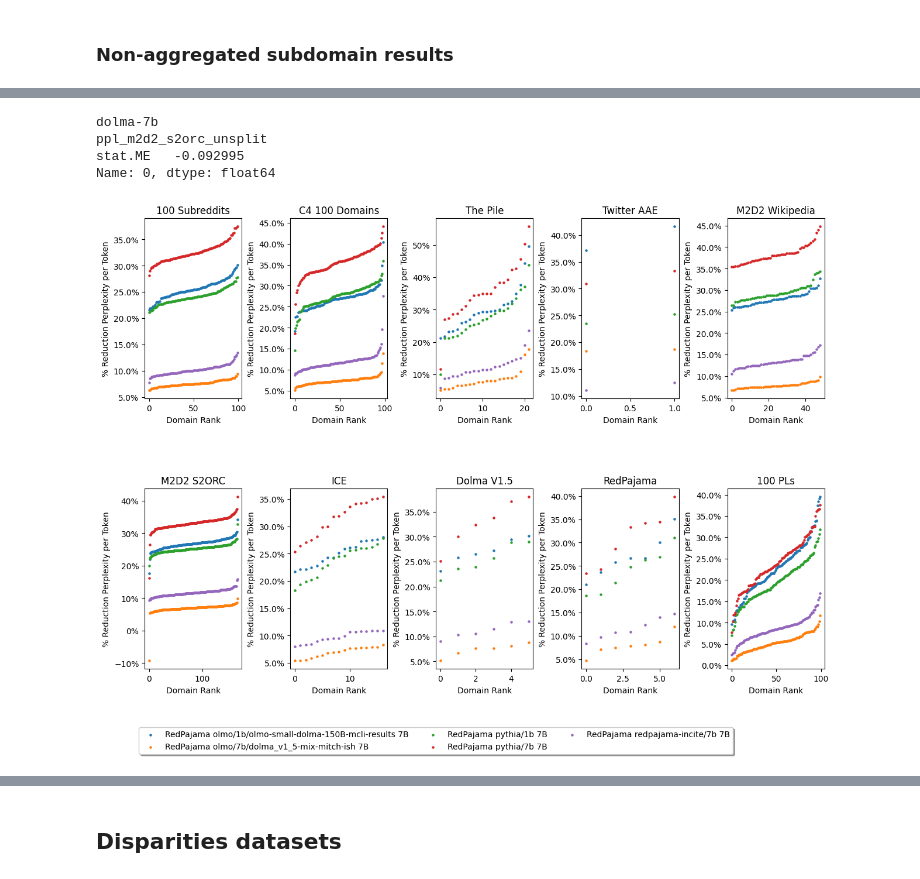
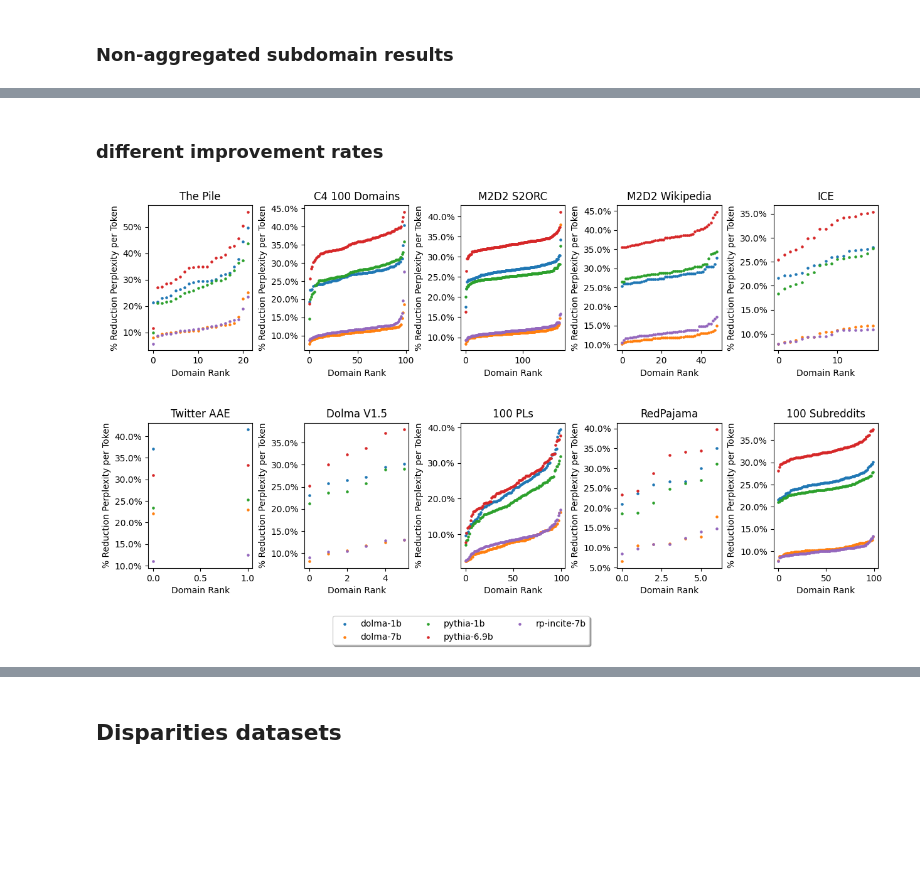
Before and after one commit to allenai/OLMo-Eval, a Jupyter notebook: notebooks/perplexity_suite_paper_visualizations.ipynb.ipynb, the cells around one changed output, grey strips where cells are left out. Saved outputs shown, nothing was run; the diff lists cells and outputs as text; code cells hidden in the pictures; blank space fills up the shorter version.

Commit message:
ppl reduction over model size

```diff
--- a/notebooks/perplexity_suite_paper_visualizations.ipynb.ipynb
+++ b/notebooks/perplexity_suite_paper_visualizations.ipynb.ipynb
@@ -16,11 +16,11 @@ metric_name = 'ppl_token'
 
 model_name_to_path = {
     'dolma-1b': 'olmo/1b/olmo-small-dolma-150B-mcli-results',
-    'dolma-7b': 'olmo/7b/dolma_v1_5-mix-mitch-ish',
+    'dolma-7b': 'olmo/7b/v1_5-mix-mitch-ish-1_5T_tokens',
     'pythia-1b': 'pythia/1b',
     'pythia-6.9b': 'pythia/7b',
     'rp-incite-7b': 'redpajama-incite/7b',
-    # 'pile-1b': 'olmo/1b/olmo-small-pile-150B-mcli-results',
+    # 'pile-1b': 'olmo/1b/olmo-small-pile-150B-mcli-hf-tokenizer-results-new-workspaces-reunsharded-local-beaker',
 }
 
 name_to_display = {
@@ -220,13 +220,10 @@ def standardize_model_metadata(row):
         row['training_steps'] = int(original_model_name.split('/')[-1].split('-')[0].replace('step', ''))
         row['tokens_seen'] = row['training_steps'] * 4325376 # max_sequence_length: 2048 * global_train_batch_size: 2112 = 4,325,376
         row['training_dataset'] = 'Dolma V1.5'
-    elif row['model'].startswith('s3://ai2-llm/checkpoints/1b/olmo-small-pile-150B-mcli'):
+    elif row['model'].startswith('s3://ai2-llm/checkpoints/1b/olmo-small-pile-150B-mcli-hf-tokenizer'):
         if 'limit' in row:
             assert row['limit'] is None
             del row['limit']
-        if 'model_kwargs' in row:
-            assert row['model_kwargs'] == {'revision': None, 'trust_remote_code': True}
-            del row['model_kwargs']
         if 'full_model' in row:
             del row['full_model']
         if 'random_subsample_seed' in row:
@@ -248,9 +245,14 @@ def standardize_model_metadata(row):
         # row['original_model_name'] = original_model_name
         row['model'] = 'olmo'
         row['model_size'] = 1177240704 # provided by Ananya non embedding params
-        row['training_steps'] = int(original_model_name.split('/')[-1].split('-')[0].replace('step', ''))
+        row['training_steps'] = int(row['model_kwargs']['revision'].split('-')[0].replace('step', ''))
         row['tokens_seen'] = row['training_steps'] * 4325376 # max_sequence_length: 2048 * global_train_batch_size: 2112 = 4,325,376
         row['training_dataset'] = 'The Pile'
+        if 'model_kwargs' in row:
+            # assert row['model_kwargs'] == {'revision': , 'trust_remote_code': True}
+            del row['model_kwargs']
+        if 'revision' in row:
+            del row['revision']
     elif row['model'].startswith('EleutherAI/pythia-1b'):
         if 'limit' in row:
             assert row['limit'] is None
@@ -1081,7 +1081,9 @@ axs[-1][0].legend(loc='upper center', bbox_to_anchor=(3, -0.3),
+# %% [markdown]
+### different improvement rates
 # %%
 import matplotlib
 cols = 5
-fig, axs = plt.subplots(len(task_to_domains) // cols, cols, figsize=(15, 10), gridspec_kw={'hspace': 0.5, 'wspace': 0.5})
+fig, axs = plt.subplots(len(task_to_domains) // cols, cols, figsize=(15, 7.5), gridspec_kw={'hspace': 0.5, 'wspace': 0.5})
 most_improved_domains = {}
 least_improved_domains = {}
 for i, (model_name, model) in enumerate(model_name_to_path.items()):
@@ -1102,39 +1104,35 @@ for i, (model_name, model) in enumerate(model_name_to_path.items()):
         most_improved_domains[model_name][task_name] = {}
         most_improved_domains[model_name][task_name]['domain'] = most_improved.index[0]
         most_improved_domains[model_name][task_name]['reduction'] = f"{most_improved.iloc[0]:.2%}"
 
         least_improved_domains[model_name][task_name] = {}
         least_improved_domains[model_name][task_name]['domain'] = most_improved.index[-1]
         least_improved_domains[model_name][task_name]['reduction'] = f"{most_improved.iloc[-1]:.2%}"
 
         if len(negative_reduction):
             print(model_name)
             print(task_name)
             print(negative_reduction)
         ratio_by_subdomain = ratio_by_subdomain.values.flatten()
         ratio_by_subdomain.sort()
         y_axis = ratio_by_subdomain
         x_axis = np.arange(len(ratio_by_subdomain))
-        axs[j//cols][j%cols].scatter(x_axis, y_axis, label=(training_dataset+' '+model+ f" {model_size/1000000000:.0f}B"), s=5)
+        axs[j//cols][j%cols].scatter(x_axis, y_axis, label=(model_name), s=5)
         axs[j//cols][j%cols].set_xlabel("Domain Rank")
         axs[j//cols][j%cols].set_ylabel("% Reduction " +name_to_display[metric_name])
         axs[j//cols][j%cols].set_title(name_to_display[task_name])
         # y ticks as percentages
         axs[j//cols][j%cols].yaxis.set_major_formatter(matplotlib.ticker.PercentFormatter(1.0))
         # print(len(ratio_by_subdomain))
         # axs[j//cols][j%cols].set_xlim(0, len(ratio_by_subdomain))
 
 axs[-1][0].legend(loc='upper center', bbox_to_anchor=(3, -0.3),
         ncol=3, fancybox=True, shadow=True)
 
 
 fig.savefig(os.path.join(FIGURE_DIR,'domains_by_reduction.pdf'), bbox_inches='tight', dpi=300)
 # %% [output]
-dolma-7b
-ppl_m2d2_s2orc_unsplit
-stat.ME   -0.092995
-Name: 0, dtype: float64
-[figure, old version]
+[figure, new version]
 # %%
 def make_multi_index_df_from_dict(data_dict, subcolumn_names):
     # create a multi-index for the columns and rows
```
Also changed, not shown: parts of 24 cells of this notebook.
